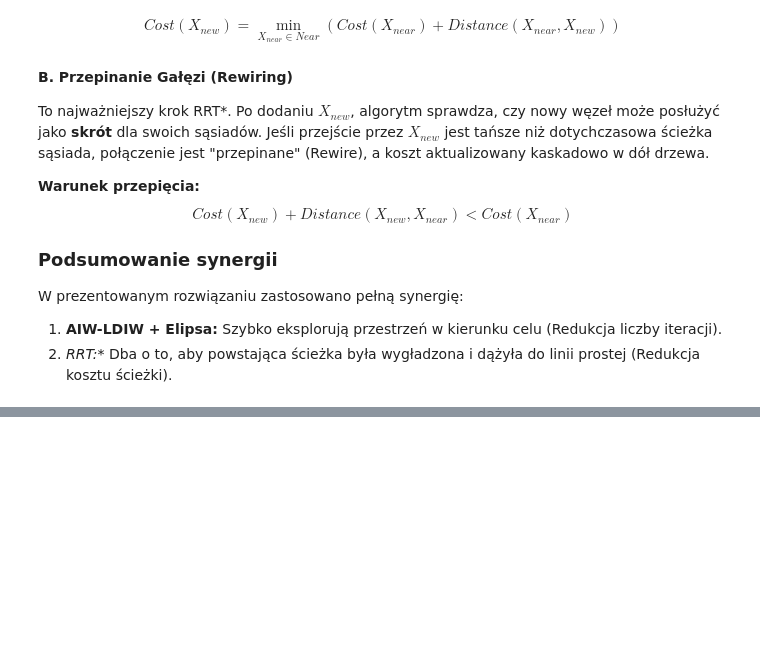
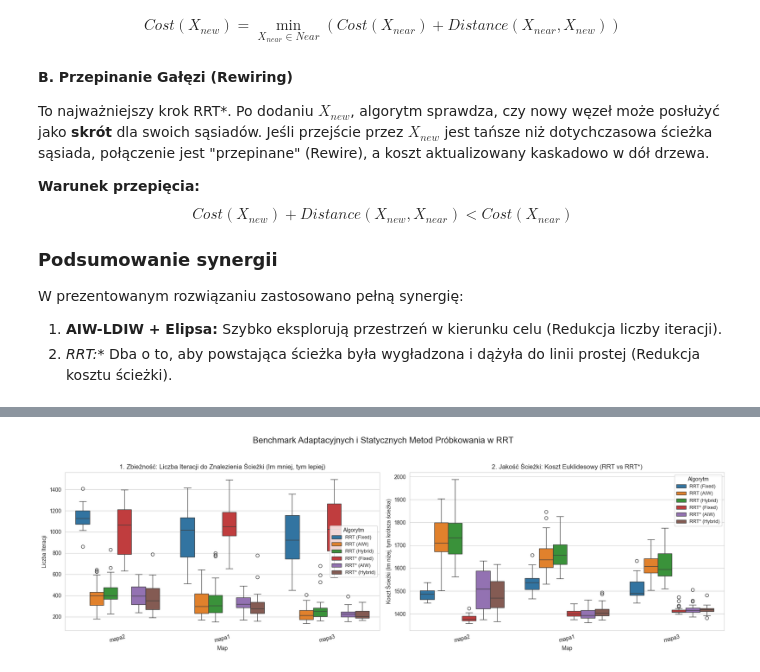
Before and after one commit to pawelrewilak/rrt, a Jupyter notebook: rrt_not.ipynb, the cells around one changed output, grey strips where cells are left out. Cells and saved outputs as stored; diff of their text form; code cells hidden in the pictures; blank space fills up the shorter version.

```diff
--- a/rrt_not.ipynb
+++ b/rrt_not.ipynb
@@ -371,0 +163,26 @@ def rrt_solver(start, goal, mapa, step_len = 25, max_iter=1000, tolerance=30, bi
+# %%
+if not successful_runs.empty:
+    fig, axes = plt.subplots(1, 2, figsize=(18, 6))
+
+    # --- Wykres 1: Szybkość Zbieżności (Iterations) ---
+    sns.boxplot(x='Map', y='Iterations', hue='Algorithm', data=successful_runs, ax=axes[0], palette="tab10")
+    axes[0].set_title("1. Zbieżność: Liczba Iteracji do Znalezienia Ścieżki (Im mniej, tym lepiej)")
+    axes[0].set_ylabel("Liczba Iteracji")
+    axes[0].tick_params(axis='x', rotation=15)
+    axes[0].legend(title="Algorytm", fontsize=9)
+
+    # --- Wykres 2: Jakość Ścieżki (Path Cost) ---
+    # ZMIANA: Teraz używamy 'successful_runs' (wszystkie algorytmy), a nie 'rrt_star_only'
+    sns.boxplot(x='Map', y='Path_Cost', hue='Algorithm', data=successful_runs, ax=axes[1], palette="tab10")
+
+    # Zaktualizowany tytuł
+    axes[1].set_title("2. Jakość Ścieżki: Koszt Euklidesowy (RRT vs RRT*)")
+    axes[1].set_ylabel("Koszt Ścieżki (Im niżej, tym krótsza ścieżka)")
+    axes[1].tick_params(axis='x', rotation=15)
+    axes[1].legend(title="Algorytm", fontsize=9)
+
+    plt.suptitle("Benchmark Adaptacyjnych i Statycznych Metod Próbkowania w RRT", fontsize=16)
+    plt.tight_layout(rect=[0, 0.03, 1, 0.95])
+    plt.show()
+# %% [output]
+[figure, added]
```
Also changed, not shown: parts of 12 cells of this notebook, 4 other files.
